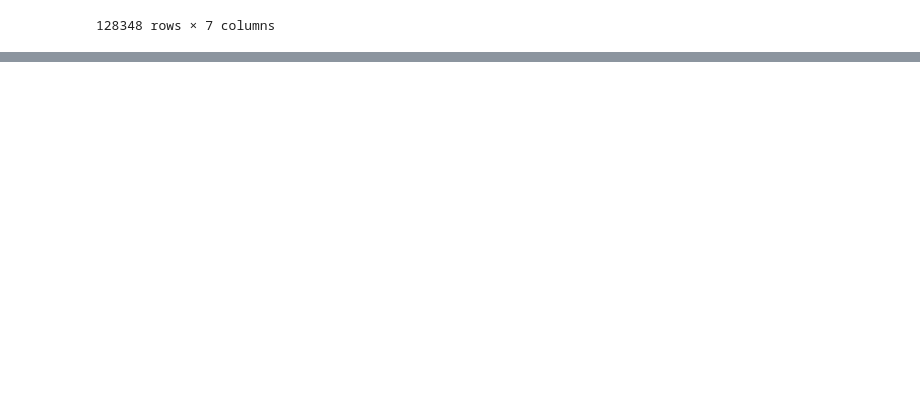
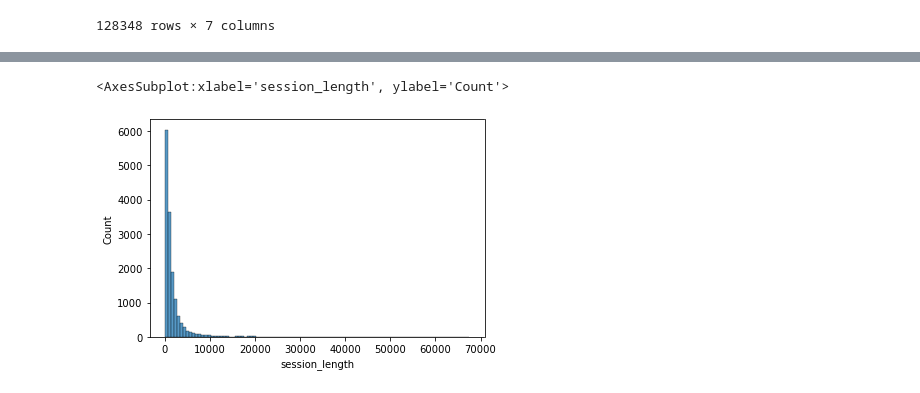
Before and after one commit to cesaregarza/DataPlayground, a Jupyter notebook: last_fm/last_fm.ipynb, the cells around one changed output, grey strips where cells are left out. Cells and saved outputs as stored; diff of their text form; code cells hidden in the pictures; blank space fills up the shorter version.

Commit message:
More last.fm updates

```diff
--- a/last_fm/last_fm.ipynb
+++ b/last_fm/last_fm.ipynb
@@ -189,0 +841,10 @@ df
+# %%
+series_projected_end_dates = fourth_merge['date'] + pd.to_timedelta(fourth_merge['track_duration'], unit="ms")
+series_difference_projected_actual = fourth_merge['date'] - series_projected_end_dates.shift()
+fourth_merge['session_id'] = (series_difference_projected_actual > pd.Timedelta(5, unit="m")).astype(int).cumsum()
+# %%
+fourth_merge['session_id'] = (((fourth_merge['date'] - pd.to_timedelta(fourth_merge['track_duration'], unit="ms").shift()) - (fourth_merge['date'].shift())) > pd.Timedelta(5, unit="m")).astype(int).cumsum()
+# %%
+listen_group_df = fourth_merge.groupby('session_id').agg({"date": ["first", "last"], "track_duration": ["last", "count"]})
+listen_group_df.columns = ['session_start_date', 'start_of_last_song_date', 'track_duration', "number_of_songs"]
+listen_group_df
@@ -189,0 +866,3 @@ df
+# %%
+listen_group_df['session_end_date'] = listen_group_df['start_of_last_song_date'] + pd.to_timedelta(listen_group_df['track_duration'], unit="ms")
+listen_group_df['session_length'] = (listen_group_df['session_end_date'] - listen_group_df['session_start_date']).dt.total_seconds()
@@ -189,0 +886,5 @@ df
+# %%
+sns.histplot(listen_group_df['session_length'], bins=100)
+# %% [output]
+<AxesSubplot:xlabel='session_length', ylabel='Count'>
+[figure, added]
```
Also changed, not shown: parts of 109 cells of this notebook, 3 other files.
